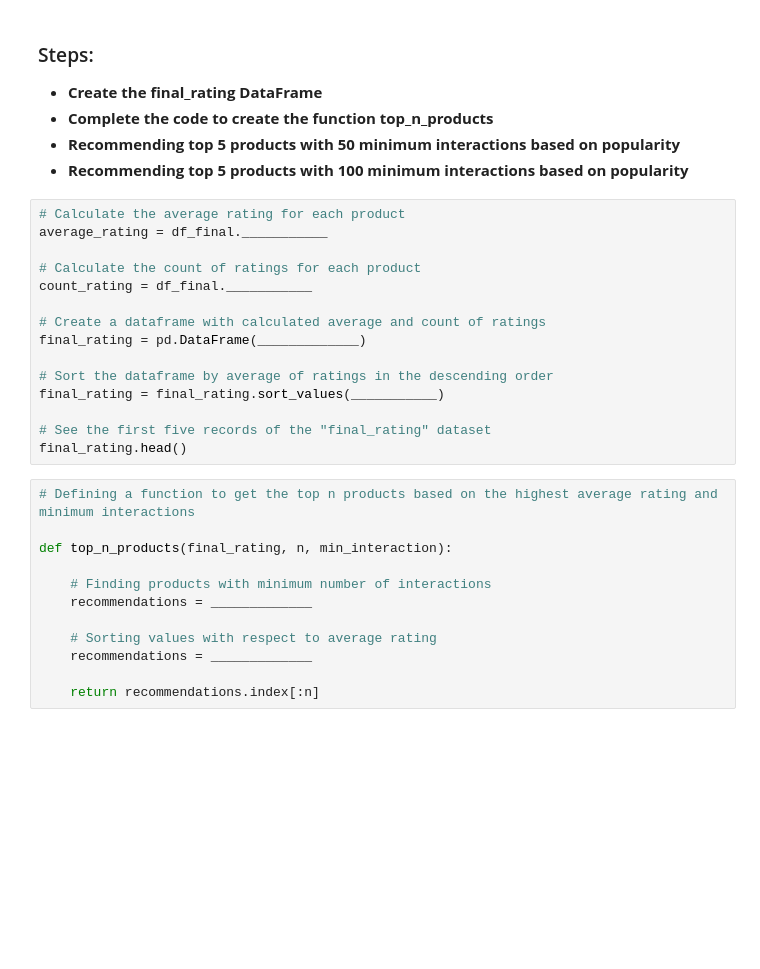
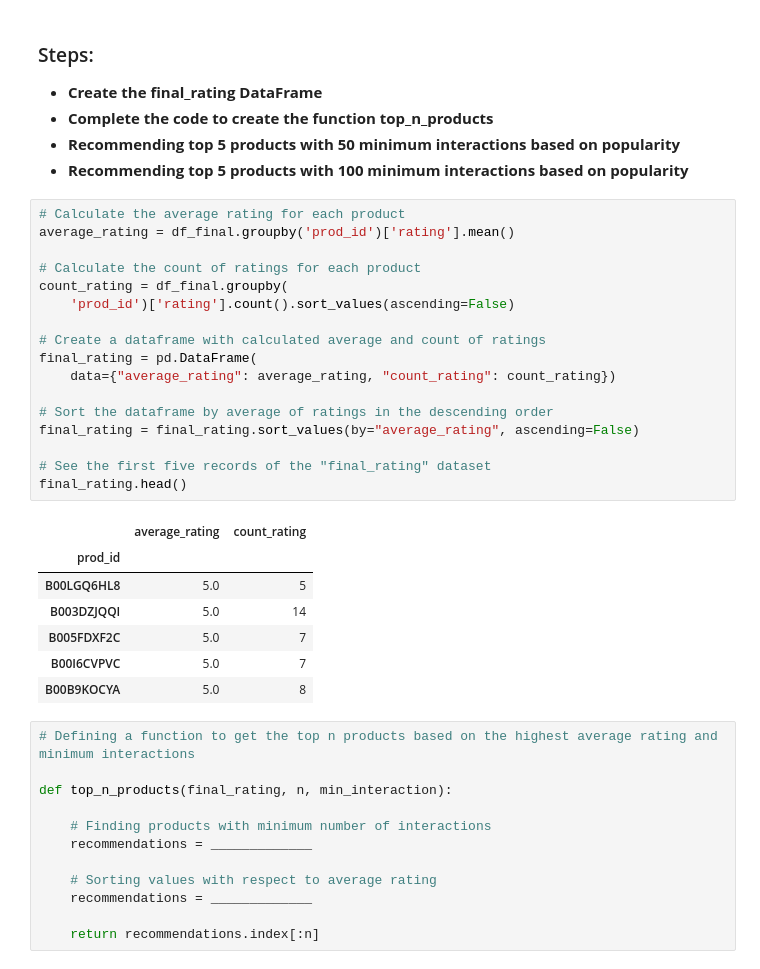
Before and after one commit to aktermitu13/Product-Recommendation-System, a Jupyter notebook: Recommendation_Systems_Learner_Notebook_Low_Code.ipynb, the cells around one changed output. Cells and saved outputs as stored; diff of their text form; blank space fills up the shorter version.

```diff
--- a/Recommendation_Systems_Learner_Notebook_Low_Code.ipynb
+++ b/Recommendation_Systems_Learner_Notebook_Low_Code.ipynb
@@ -300,19 +324,29 @@ df_final.head()
 - **Recommending top 5 products with 100 minimum interactions based on popularity**
 # %%
 # Calculate the average rating for each product
-average_rating = df_final.___________
+average_rating = df_final.groupby('prod_id')['rating'].mean()
 
 # Calculate the count of ratings for each product
-count_rating = df_final.___________
+count_rating = df_final.groupby(
+    'prod_id')['rating'].count().sort_values(ascending=False)
 
 # Create a dataframe with calculated average and count of ratings
-final_rating = pd.DataFrame(_____________)
+final_rating = pd.DataFrame(
+    data={"average_rating": average_rating, "count_rating": count_rating})
 
 # Sort the dataframe by average of ratings in the descending order
-final_rating = final_rating.sort_values(___________)
+final_rating = final_rating.sort_values(by="average_rating", ascending=False)
 
 # See the first five records of the "final_rating" dataset
 final_rating.head()
+# %% [output]
+|  | average_rating | count_rating |
+| prod_id |  |  |
+| B00LGQ6HL8 | 5.0 | 5 |
+| B003DZJQQI | 5.0 | 14 |
+| B005FDXF2C | 5.0 | 7 |
+| B00I6CVPVC | 5.0 | 7 |
+| B00B9KOCYA | 5.0 | 8 |
 # %%
 # Defining a function to get the top n products based on the highest average rating and minimum interactions
 
```
Also changed, not shown: parts of 3 cells of this notebook.
